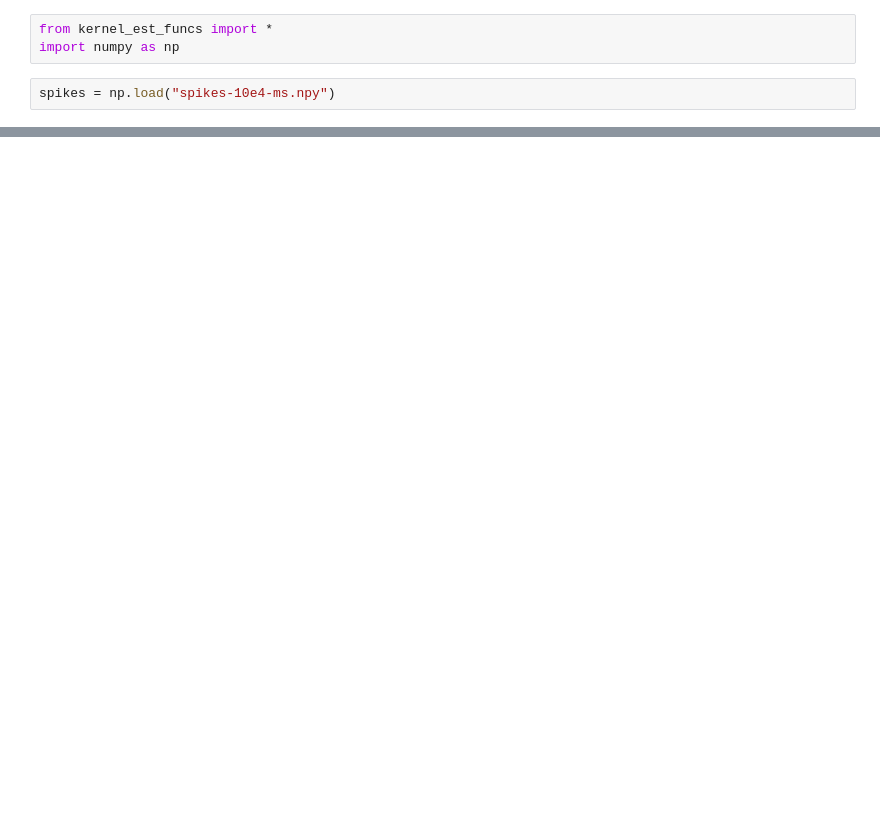
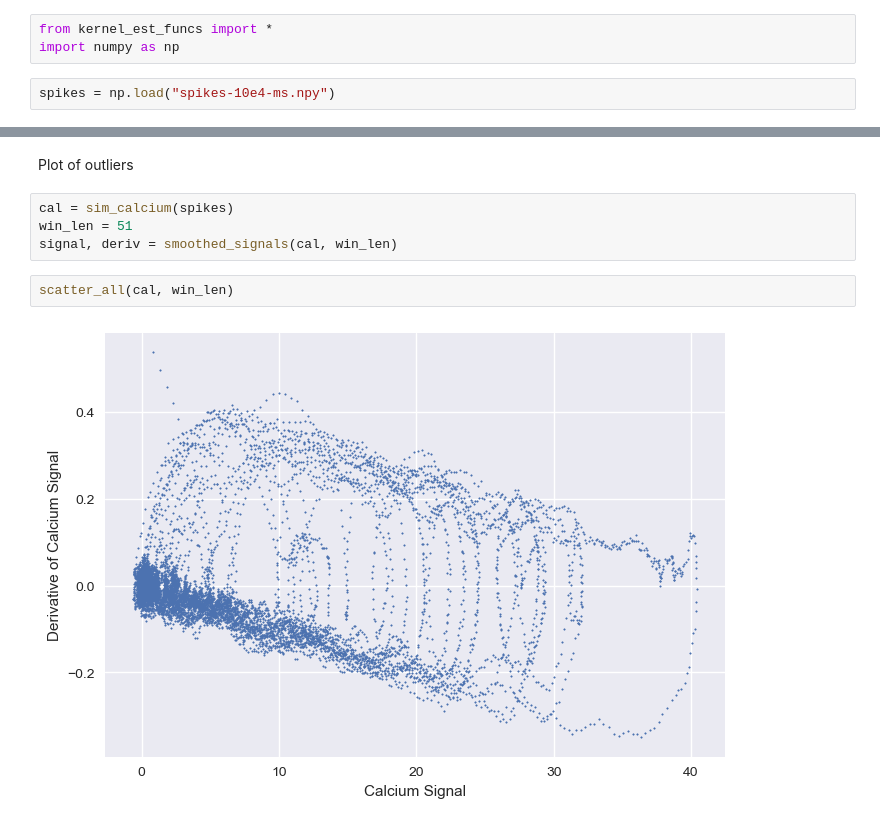
Before and after one commit to mjoudy/Calcium---AR, a Jupyter notebook: deriv_method_tau_est.ipynb, the cells around one changed output, grey strips where cells are left out. Drawn from its saved outputs; the diff is of its cells as text; blank space fills up the shorter version.

Commit message:
analysis of derivative method of tau estimation progressed.

```diff
--- a/deriv_method_tau_est.ipynb
+++ b/deriv_method_tau_est.ipynb
@@ -41,0 +98,10 @@ ax.legend()
+# %% [markdown]
+Plot of outliers
+# %%
+cal = sim_calcium(spikes)
+win_len = 51
+signal, deriv = smoothed_signals(cal, win_len)
+# %%
+scatter_all(cal, win_len)
+# %% [output]
+[figure, added]
```
Also changed, not shown: parts of 11 cells of this notebook, 1 other file.
